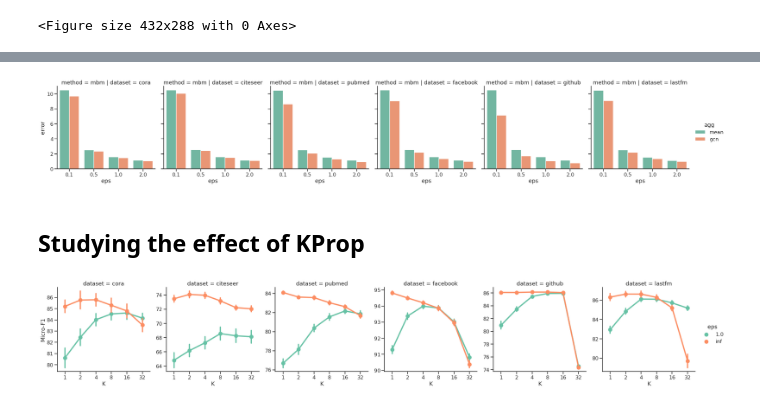
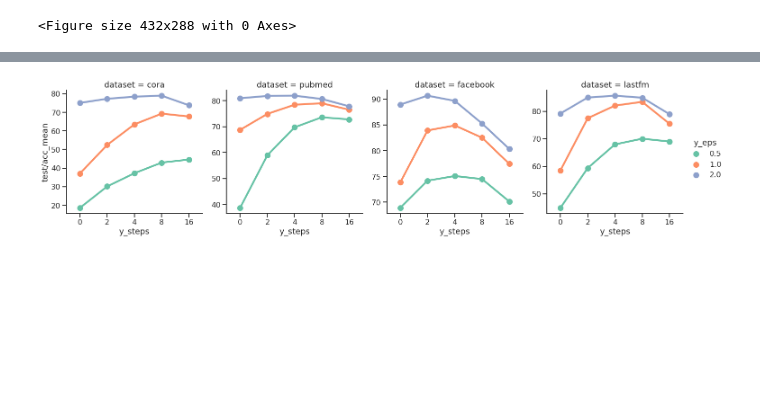
Before and after one commit to sisaman/LPGNN, a Jupyter notebook: results.ipynb, the cells around one changed output, grey strips where cells are left out. Cells and saved outputs as stored; diff of their text form; code cells hidden in the pictures; blank space fills up the shorter version.

```diff
--- a/results.ipynb
+++ b/results.ipynb
@@ -175,64 +196,22 @@ export_figure(
 # %%
-df_error = read_logs(
-    path=results_path,
-    task='error',
-    dataset=datasets,
-    method=['mbm'],
-    eps=[0.1, 0.5, 1.0, 2.0],
-    agg=['mean', 'gcn'],
+df = read_logs(
+    model='sage',
+    feature='raw',
+    mechanism='mbm',
+    y_eps=[0.5,1,2],
+    y_steps=[0, 2, 4, 8, 16],
+    x_eps=1,
+    #x_steps=4,
+    forward_correction=True,
+    best_steps=True
 )
 
 ax = sns.catplot(
-    kind='bar', data=df_error, x='eps', y='error', hue='agg', col='dataset', row='method', ci=None, sharey=True
+    kind='point', data=df, x='y_steps', y='test/acc_mean', hue='y_eps', col='dataset', ci=None,
+    sharex=True, sharey=False, join=True
 )
 
-export_figure(
-    path='figures', df=df_error, x='eps', y='error', hue='agg',
-    col='dataset', ci='std', prefix='error'
-)
+export_figure(path='figures/kprop', df=df, x='y_steps', y='test/acc_mean', hue='y_eps',
+              col='dataset', ci='test/acc_ci')
 # %% [output]
-[figure, old version]
+[figure, new version]
-# %% [markdown]
-## Studying the effect of KProp
-# %%
-epsilons = [1.0]
-hops = [1, 2, 4, 8, 16, 32]
-
-df_lpgnn = read_logs(
-    path=results_path,
-    task='train',
-    dataset=datasets,
-    labelrate=[1.0],
-    method=['mbm'],
-    eps=epsilons,
-    step=hops,
-    agg=['gcn'],
-    selfloops=[False],
-)
-
-df_gcn = read_logs(
-    path=results_path,
-    task='train',
-    dataset=datasets,
-    labelrate=[1.0],
-    method=['raw'],
-    eps=[0.0],
-    step=hops,
-    agg=['gcn'],
-    selfloops=[False],
-)
-
-data = df_lpgnn.append(df_gcn, ignore_index=True)
-data.loc[data['eps'] == 0.0,'eps'] = np.inf
-
-ax = sns.catplot(
-    kind='point', data=data, x='step', y='test_acc', hue='eps', col='dataset', ci='sd',
-    sharex=False, sharey=False,
-)
-
-ax.set_ylabels('Micro-F1')
-ax.set_xlabels('K')
-
-export_figure(path='figures', df=data, x='step', y='test_acc', hue='eps', col='dataset', prefix='train', ci='sd')
-# %% [output]
-[figure, removed]
```
Also changed, not shown: parts of 22 cells of this notebook.
